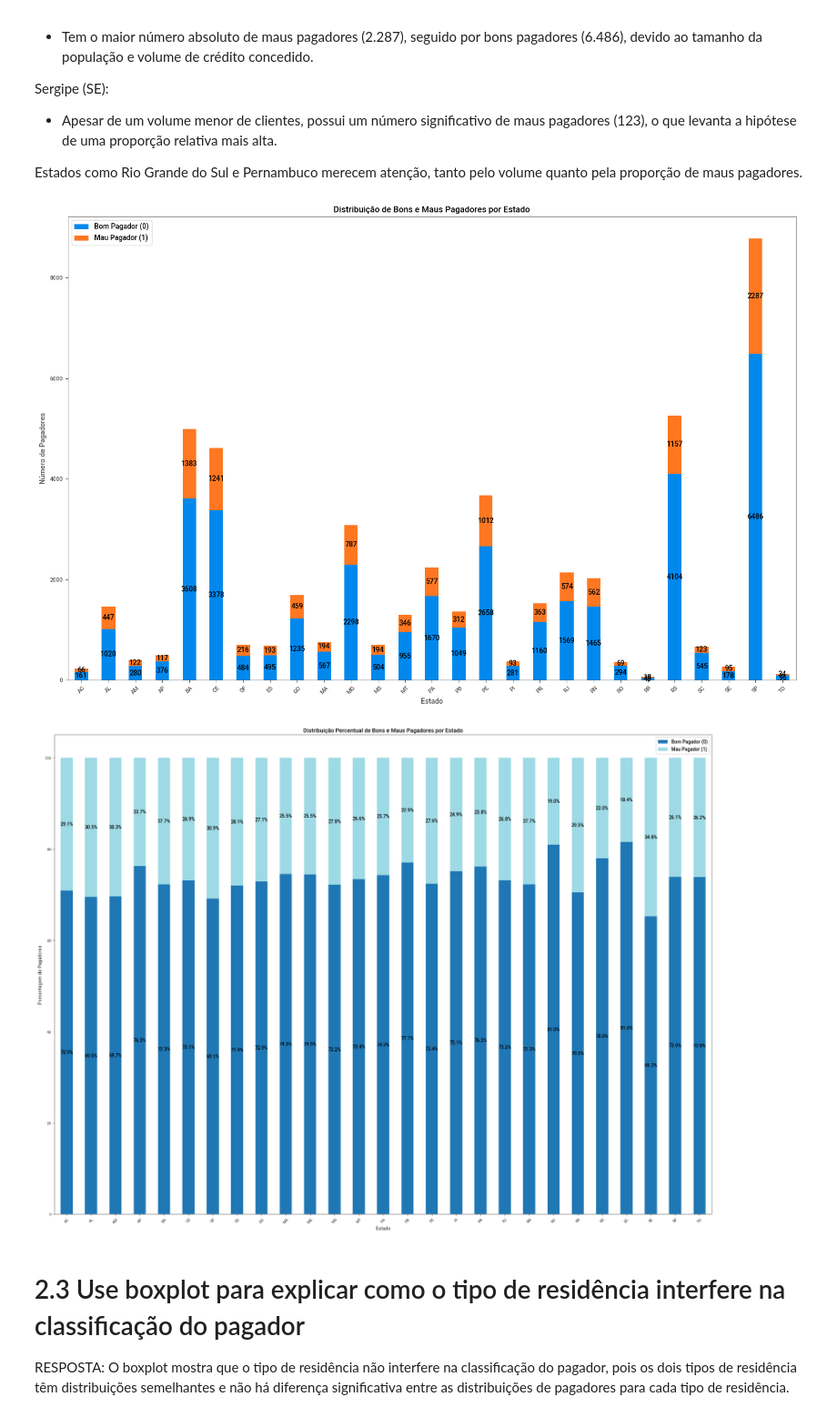
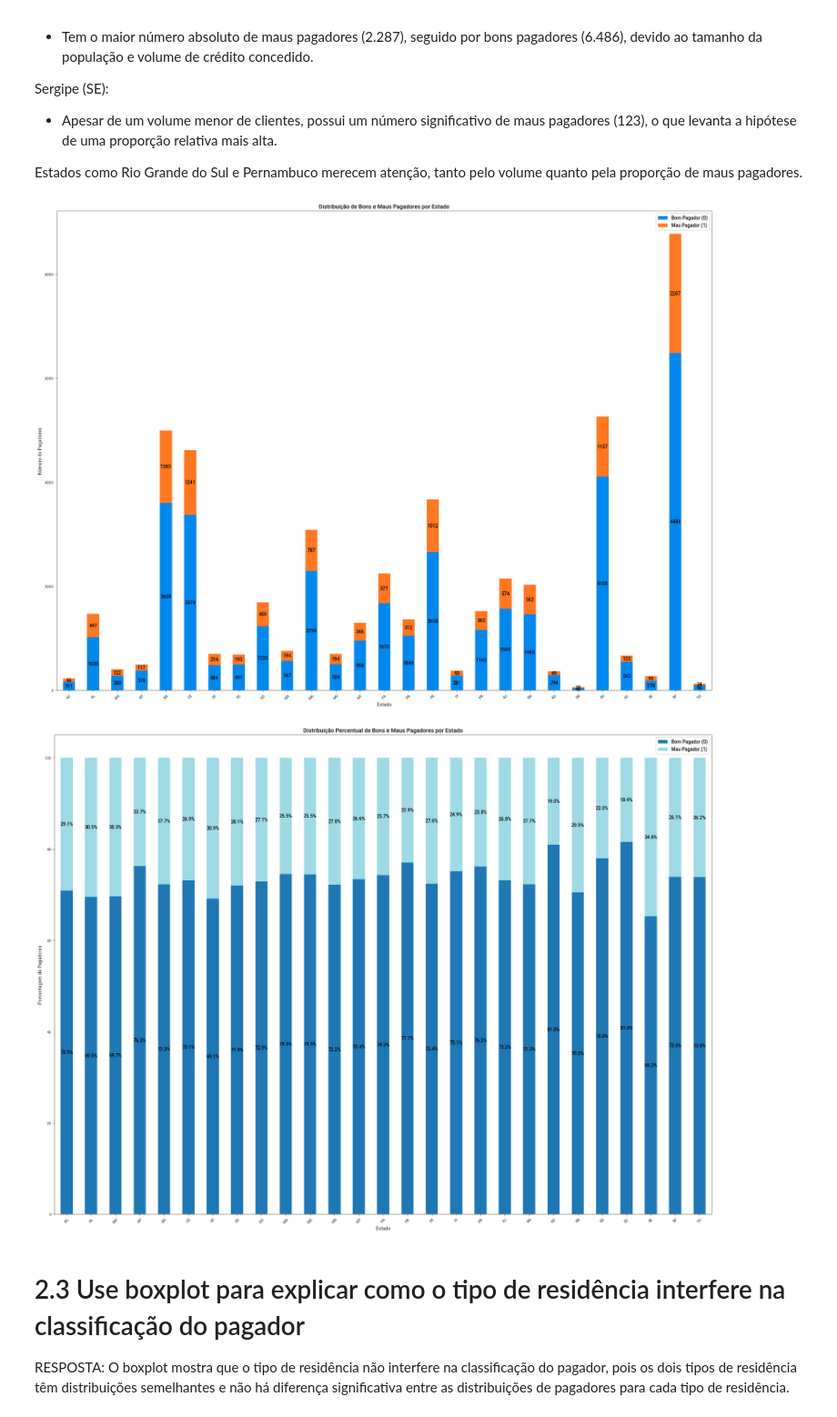
Before and after one commit to friozi/Data-processing-with-python, a Jupyter notebook: Trabalho_final_Python.ipynb, the cells around one changed output. Shown: that part at 91% size. Cells and saved outputs as stored; diff of their text form; code cells hidden in the pictures.

```diff
--- a/Trabalho_final_Python.ipynb
+++ b/Trabalho_final_Python.ipynb
@@ -130,16 +128,15 @@ Estados como Rio Grande do Sul e Pernambuco merecem atenção, tanto pelo volume
 
 #2.2 Plote um gráfico que mostre a distribuição de bons e maus pagadores por estado. Escolha o gráfico que achar mais conveniente
 
-estado_residencial = df[13]  # coluna 14 ESTADO_RESIDENCIAL
-pagadores = df[53]           # coluna 54 4 ROTULO_ALVO_MAU=1
+estado_residencial = df[13]
+pagadores = df[53]
 data = pd.DataFrame({
     'State': estado_residencial,
     'Payer': pagadores
 })
 
-# Contagem de bons e maus pagadores por estado
 total = data.groupby(['State', 'Payer']).size().unstack(fill_value=0)
-ax = total.plot(kind='bar', stacked=True, figsize=(15, 10))
+ax = total.plot(kind='bar', stacked=True, figsize=(20, 15))
 ind = np.arange(len(total))
 bom = total[0]
 mau = total[1]
@@ -154,34 +151,34 @@ for x, y, val in zip(ind, bom + mau / 2, mau):
 plt.title('Distribuição de Bons e Maus Pagadores por Estado')
 plt.xlabel('Estado')
 plt.ylabel('Número de Pagadores')
 plt.legend(['Bom Pagador (0)', 'Mau Pagador (1)'])
 plt.xticks(rotation=45)
 plt.tight_layout()
 plt.show()
 
 # gráfico com porcentagens
 percent = total.div(total.sum(axis=1), axis=0) * 100
 ax = percent.plot(kind='bar', stacked=True, figsize=(20, 15), colormap='tab20')
 ind = np.arange(len(percent))
 bom = percent[0]
 mau = percent[1]
 
 for x, y, val in zip(ind, bom / 2, bom):
     plt.text(x, y, f"{val:.1f}%", ha="center", va="center")
 
 for x, y, val in zip(ind, bom + mau / 2, mau):
     plt.text(x, y, f"{val:.1f}%", ha="center", va="center", color='black')
 
 
 plt.title('Distribuição Percentual de Bons e Maus Pagadores por Estado')
 plt.xlabel('Estado')
 plt.ylabel('Porcentagem de Pagadores')
 plt.legend(['Bom Pagador (0)', 'Mau Pagador (1)'])
 plt.xticks(rotation=45)
 plt.tight_layout()
 plt.show()
 # %% [output]
-[figure, old version]
+[figure, new version]
 [figure]
 # %% [markdown]
 # 2.3 Use boxplot para explicar como o tipo de residência interfere na classificação do pagador
```
Also changed, not shown: parts of 6 cells of this notebook.
